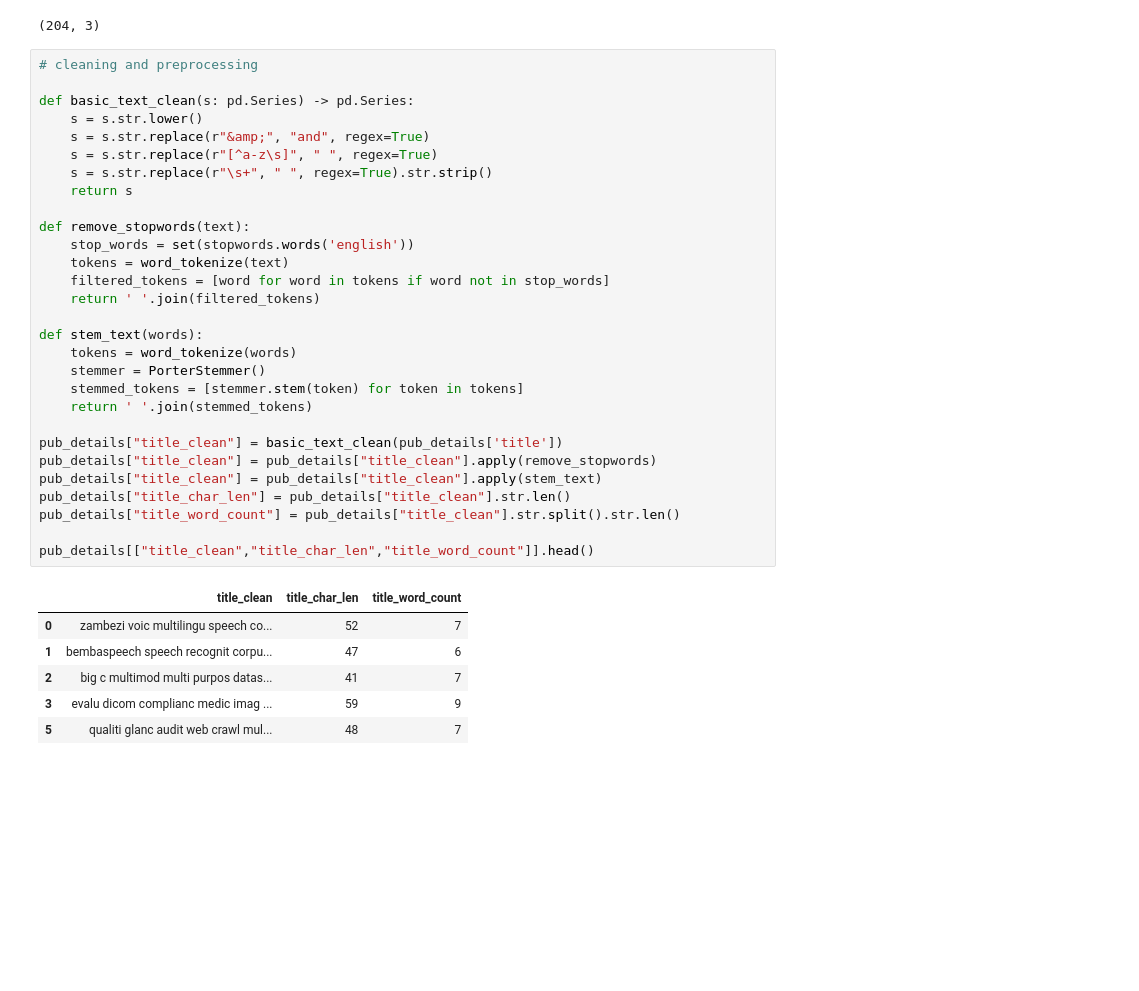
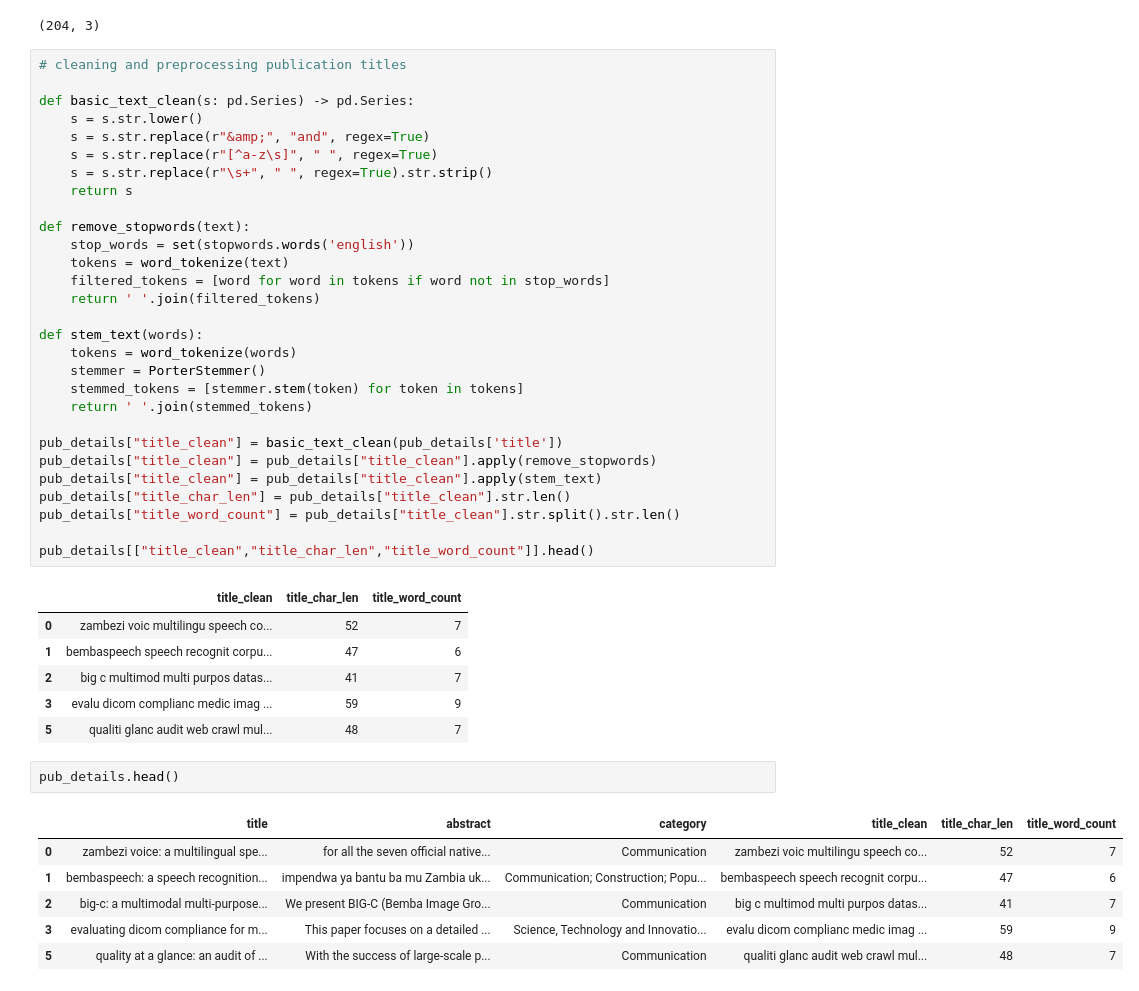
Before and after one commit to Li-DavidM/Li-DavidM, a Jupyter notebook: Classification_of_unza_faculty_research_interests.ipynb, the cells around one changed output. Saved outputs shown, nothing was run; the diff lists cells and outputs as text; blank space fills up the shorter version.

Commit message:
[DP]  cleaning and preprocessing publication titles

```diff
--- a/Classification_of_unza_faculty_research_interests.ipynb
+++ b/Classification_of_unza_faculty_research_interests.ipynb
@@ -345,7 +345,7 @@ pub_details.shape
 # %% [output]
 (204, 3)
 # %%
-# cleaning and preprocessing
+# cleaning and preprocessing publication titles
 
 def basic_text_clean(s: pd.Series) -> pd.Series:
     s = s.str.lower()
@@ -380,3 +380,12 @@ pub_details[["title_clean","title_char_len","title_word_count"]].head()
 | 2 | big c multimod multi purpos datas... | 41 | 7 |
 | 3 | evalu dicom complianc medic imag ... | 59 | 9 |
 | 5 | qualiti glanc audit web crawl mul... | 48 | 7 |
+# %%
+pub_details.head()
+# %% [output]
+|  | title | abstract | category | title_clean | title_char_len | title_word_count |
+| 0 | zambezi voice: a multilingual spe... | for all the seven official native... | Communication | zambezi voic multilingu speech co... | 52 | 7 |
+| 1 | bembaspeech: a speech recognition... | impendwa ya bantu ba mu Zambia uk... | Communication; Construction; Popu... | bembaspeech speech recognit corpu... | 47 | 6 |
+| 2 | big-c: a multimodal multi-purpose... | We present BIG-C (Bemba Image Gro... | Communication | big c multimod multi purpos datas... | 41 | 7 |
+| 3 | evaluating dicom compliance for m... | This paper focuses on a detailed ... | Science, Technology and Innovatio... | evalu dicom complianc medic imag ... | 59 | 9 |
+| 5 | quality at a glance: an audit of ... | With the success of large-scale p... | Communication | qualiti glanc audit web crawl mul... | 48 | 7 |
```
Also changed, not shown: parts of 1 cell of this notebook.
